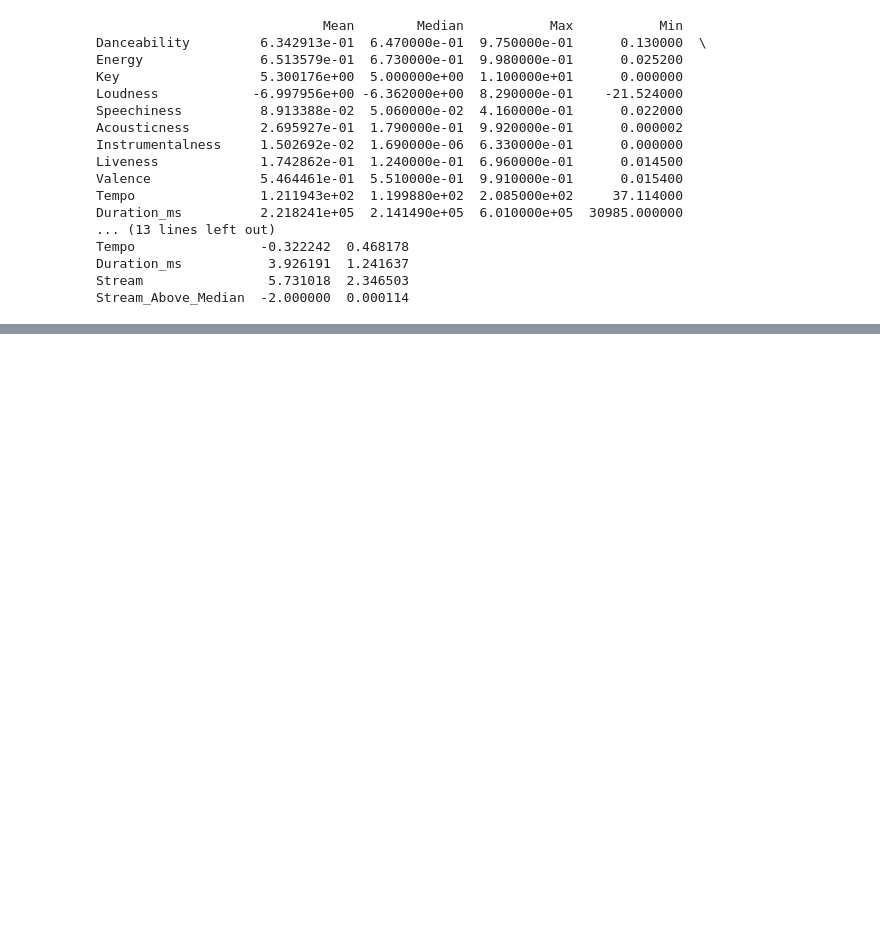
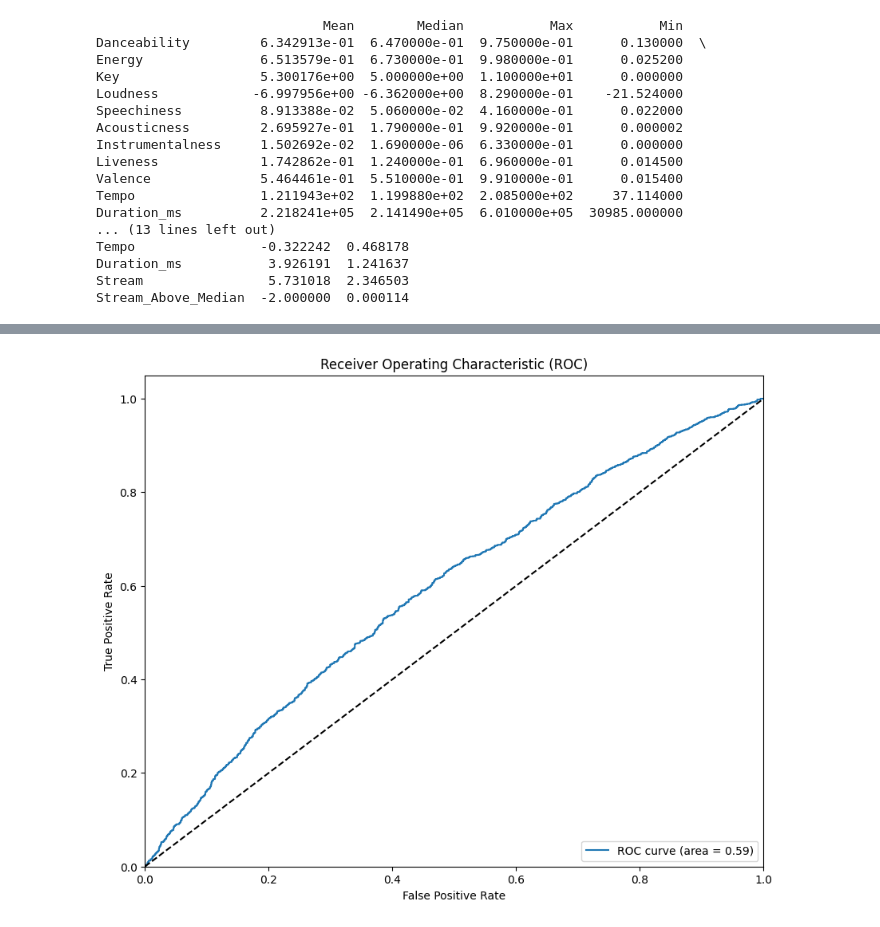
Before and after one commit to AdiKotala/Data-Mining, a Jupyter notebook: Spotify first analysis.ipynb, the cells around one changed output, grey strips where cells are left out. Saved outputs shown, nothing was run; the diff lists cells and outputs as text; code cells hidden in the pictures; blank space fills up the shorter version.

```diff
--- a/Spotify first analysis.ipynb
+++ b/Spotify first analysis.ipynb
@@ -252,19 +264,8 @@ from keras.models import Sequential
 from keras.layers import Dense
 from sklearn.model_selection import train_test_split
 from sklearn.preprocessing import StandardScaler
+import tensorflow as tf
 
-# Define X and y
-X = df_model.drop(columns=['Stream_Above_Median',"Stream"])
-y = df_model['Stream_Above_Median']
-
-# Create a StandardScaler instance (sprawdzić co to robi)
-scaler = StandardScaler()
-
-# Fit the StandardScaler
-X_scaled = scaler.fit_transform(X)
-
-# Split the dataset
-X_train, X_test, y_train, y_test = train_test_split(X, y, test_size=0.2, random_state=42)
 
 # Define the number of features
 n_features = X_train.shape[1]
@@ -276,7 +277,7 @@ model.add(Dense(8, activation='relu'))
 model.add(Dense(1, activation='sigmoid'))
 
 # Compile the model
-model.compile(loss='binary_crossentropy', optimizer='adam', metrics=['accuracy'])
+model.compile(loss='binary_crossentropy', optimizer="adam", metrics=['accuracy'])
 
 # Fit the model
 history = model.fit(X_train, y_train, epochs=100, batch_size=32, verbose=1, validation_split=0.2)
@@ -480,0 +586,22 @@ Test Accuracy: 0.5359615087509155
+# %%
+from sklearn.metrics import roc_curve
+import matplotlib.pyplot as plt
+
+# Predict the probabilities for the positive class
+y_pred_prob = best_model.predict(X_test)
+
+# Compute the ROC curve
+fpr, tpr, thresholds = roc_curve(y_test, y_pred_prob)
+
+# Plot the ROC curve
+plt.figure(figsize=(10,8))
+plt.plot(fpr, tpr, label='ROC curve (area = %0.2f)' % auc)
+plt.plot([0, 1], [0, 1], 'k--')
+plt.xlim([0.0, 1.0])
+plt.ylim([0.0, 1.05])
+plt.xlabel('False Positive Rate')
+plt.ylabel('True Positive Rate')
+plt.title('Receiver Operating Characteristic (ROC)')
+plt.legend(loc="lower right")
+plt.show()
+# %% [output]
@@ -480,0 +609 @@ Test Accuracy: 0.5359615087509155
+[figure, added]
```
Also changed, not shown: parts of 22 cells of this notebook.
